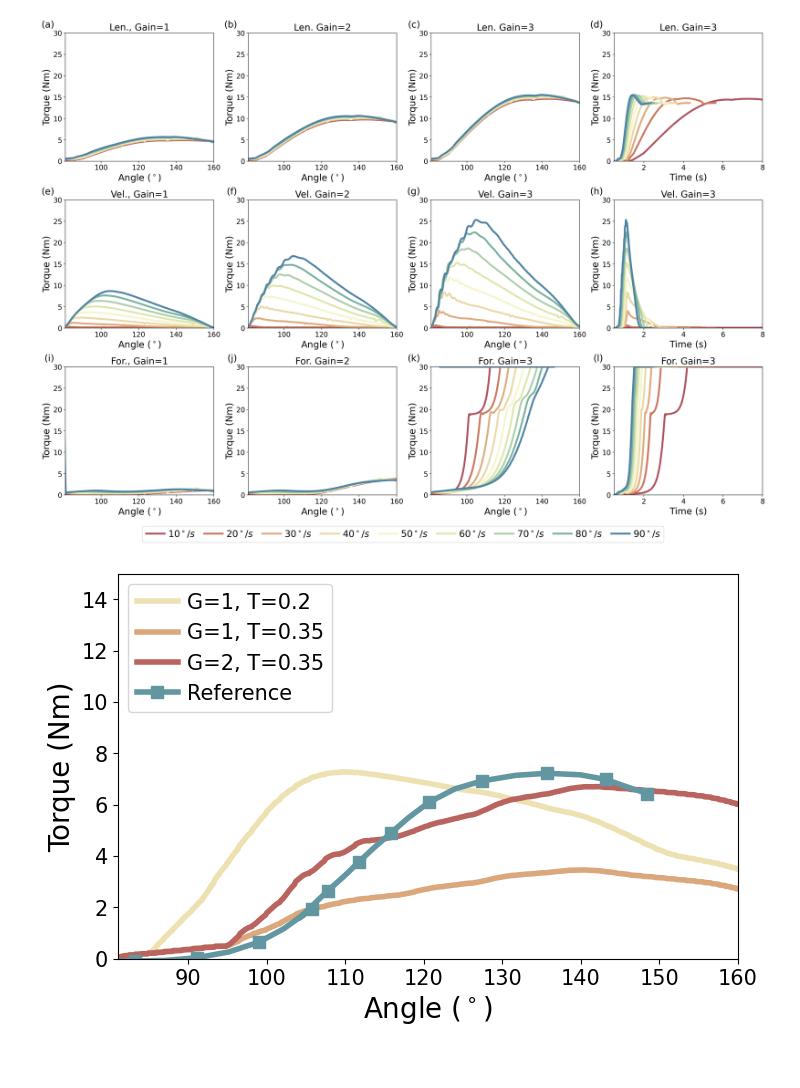
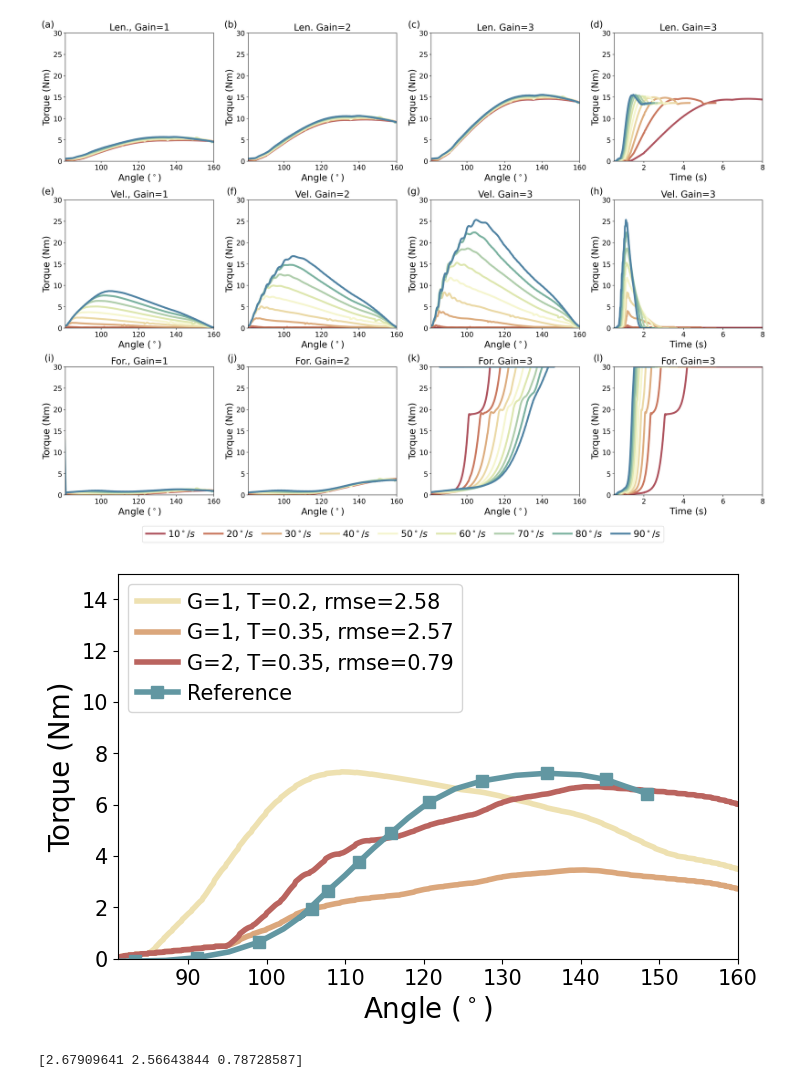
Before and after one commit to myo-manipulation/SpasticMyoElbow, a Jupyter notebook: dev/figures/ICORR_simdata2.ipynb, the cells around one changed output. Drawn from its saved outputs; the diff is of its cells as text; code cells hidden in the pictures.

Commit message:
feat: calculate RMSE

```diff
--- a/dev/figures/ICORR_simdata2.ipynb
+++ b/dev/figures/ICORR_simdata2.ipynb
@@ -591,15 +591,7 @@ from matplotlib.colors import to_rgb
 import seaborn as sns
 
 exp = ['BBB_lv_2_1', 'BBB_lv_4_1', 'BBB_lv_4_2']
-lines = ['G=1, T=0.2', 'G=1, T=0.35', 'G=2, T=0.35']
-
-import pickle
-import numpy as np
-import matplotlib.pyplot as plt
-import matplotlib.colors as mcolors
-from matplotlib.cm import ScalarMappable
-import matplotlib.ticker as ticker
-from matplotlib.colors import to_rgb
+lines = ['G=1, T=0.2, RMSE=2.58', 'G=1, T=0.35, RMSE=2.57', 'G=2, T=0.35, RMSE=0.79']
 
 colors = [(166/255, 64/255, 54/255), (240/255, 194/255, 162/255), (65/255, 130/255, 164/255), (53/255, 78/255, 107/255)]
 new_colors = sns.color_palette("Spectral", 6)
@@ -632,31 +624,93 @@ for i in range(0, 3):
     raw_torque= np.array(data['motorTorque'].tolist())
     raw_act = np.array(data['muscleAct'].tolist())[:,3:]
 
     time = np.array([])
     angle = np.array([])
     torque = np.array([])
     for j in range(len(raw_time)):
         time = np.append(time, raw_time[j])
         angle = np.append(angle, 180 - raw_angle[j]*180/np.pi)
         torque = np.append(torque, raw_torque[j])
 
     ax.plot(angle, torque-0.5, color=new_colors[2-i], linewidth=4, alpha=1, label=lines[i])
 
     ax.set_xlim(81, 160)
     ax.set_ylim(0, 15)
     ax.set_xlabel('Angle ($^\circ$)', fontsize=20)
     ax.set_ylabel('Torque (Nm)', fontsize=20)
     ax.tick_params(axis='both', labelsize=15)
     # axs[index].grid(True, linestyle='-', alpha=1)
     ax.xaxis.set_major_formatter(FormatStrFormatter('%.0f'))
     ax.yaxis.set_major_formatter(FormatStrFormatter('%.0f'))
 
 file_path = '../../data/ref_data_1.csv'
 refData = pd.read_csv(file_path, header=None)
 refAngle = refData[0]
 refTorque = refData[1]
 ax.plot(refAngle, refTorque, color=new_colors[-1], linewidth=4, linestyle='-', marker='s', markersize=9, markevery=2, label='Reference', alpha=1)
 
 legend = ax.legend(loc='upper left', fontsize=15, ncol=1, frameon=True, handlelength=2, handletextpad=0.4)
 # %% [output]
-[figure, old version]
+[figure, new version]
+# %%
+import pickle
+import pandas as pd
+import numpy as np
+from ast import literal_eval
+from scipy.ndimage import uniform_filter1d
+from scipy.interpolate import interp1d
+
+import matplotlib.pyplot as plt
+import matplotlib.colors as mcolors
+from matplotlib.cm import ScalarMappable
+from matplotlib.ticker import FormatStrFormatter
+from matplotlib.colors import to_rgb
+import seaborn as sns
+
+exp = ['BBB_lv_2_1', 'BBB_lv_4_1', 'BBB_lv_4_2']
+lines = ['G=1, T=0.2', 'G=1, T=0.35', 'G=2, T=0.35']
+
+file_path = '../../data/ref_data_1.csv'
+refData = pd.read_csv(file_path, header=None)
+refAngle = refData[0]
+refTorque = refData[1]
+
+new_angle = np.linspace(81, np.floor(148), num=100)
+interpolator = interp1d(refAngle, refTorque, kind='linear')
+exp_torque = interpolator(new_angle)
+
+RMSE = np.zeros(3)
+for i in range(0, 3):
+    file_name = '../../data/sim_data2/' + exp[i] + '.csv'
+    # print(file_name)
+    data = pd.read_csv(file_name)
+
+    # Convert 'timeVals' and 'jointPos' columns
+    data['timeVals'] = data['timeVals'].apply(lambda x: np.array(literal_eval(x)))
+    data['jointPos'] = data['jointPos'].apply(lambda x: np.array(literal_eval(x)))
+    # Convert 'perturbation' and 'muscleAct' columns
+    data['motorTorque'] = data['motorTorque'].apply(lambda x: np.array(list(map(float, x[1:-1].split()))))
+    data['muscleAct'] = data['muscleAct'].apply(lambda x: np.array(list(map(float, x[1:-1].split()))))
+
+    raw_time = np.array(data['timeVals'].tolist())[:,0]
+    raw_angle = np.array(data['jointPos'].tolist())[:,0]
+    raw_torque= np.array(data['motorTorque'].tolist())
+    raw_act = np.array(data['muscleAct'].tolist())[:,3:]
+
+    time = np.array([])
+    angle = np.array([])
+    torque = np.array([])
+    for j in range(len(raw_time)):
+        time = np.append(time, raw_time[j])
+        angle = np.append(angle, 180 - raw_angle[j]*180/np.pi)
+        torque = np.append(torque, raw_torque[j])
+
+    new_angle = np.linspace(81, 148, num=100)
+    interpolator = interp1d(angle, torque, kind='linear')
+    sim_torque = interpolator(new_angle) - 0.5
+
+    RMSE[i] = np.sqrt(np.mean((sim_torque - exp_torque)**2))
+
+print(RMSE)
+# %% [output]
+[2.67909641 2.56643844 0.78728587]
```
